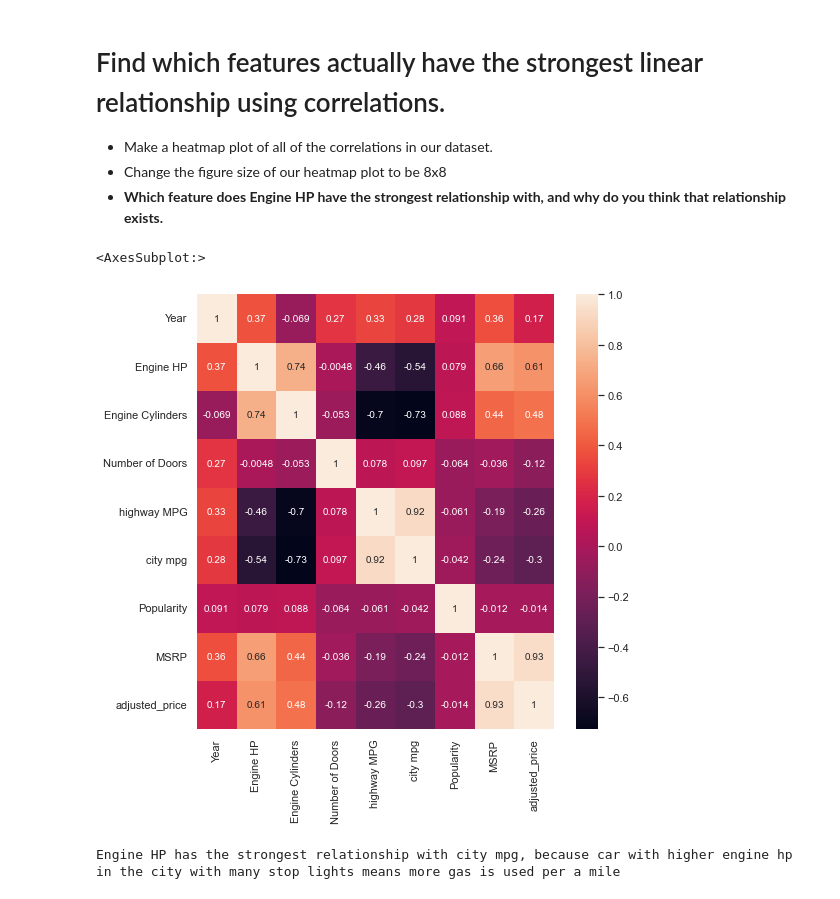
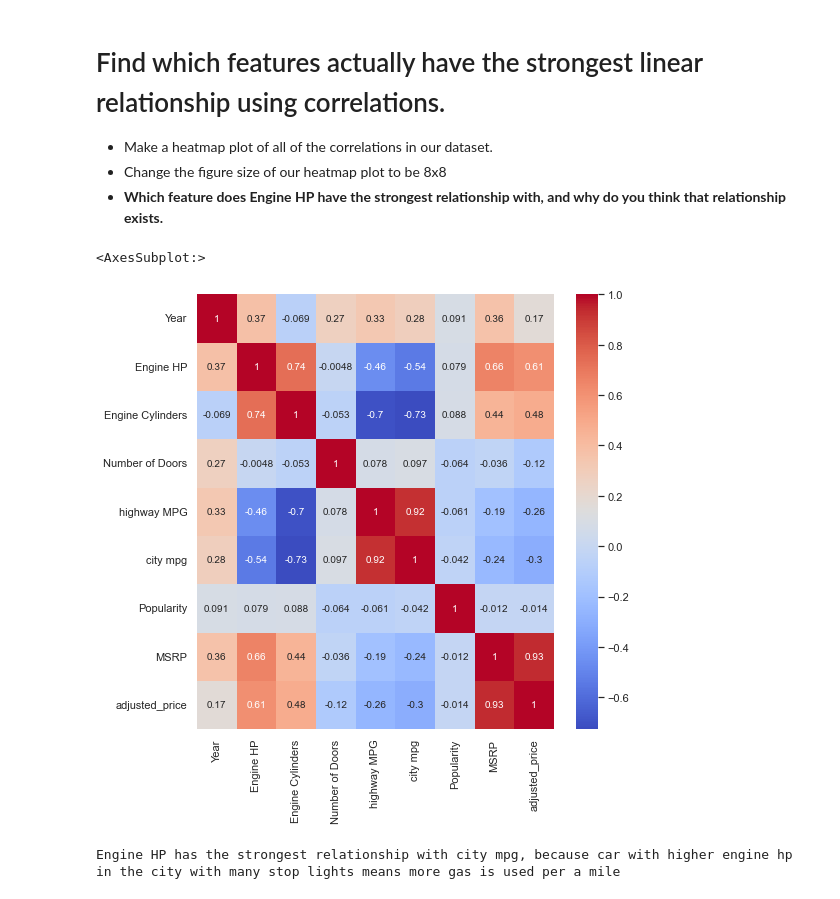
Before and after one commit to Rustamova00/2022-fall-data-science, a Jupyter notebook: Week-02-EDA/Exercise-EDA.ipynb, the cells around one changed output. Cells and saved outputs as stored; diff of their text form; code cells hidden in the pictures.

```diff
--- a/Week-02-EDA/Exercise-EDA.ipynb
+++ b/Week-02-EDA/Exercise-EDA.ipynb
@@ -408,11 +389,11 @@ The highway MPG and city MPG
 # %%
 # * Make a heatmap plot of all of the correlations in our dataset.
 # * Change the figure size of our heatmap plot to be 8x8
 plt.figure(figsize = (8,8))
-sns.heatmap(df.corr(), annot=True)
+sns.heatmap(df.corr(), annot=True,cmap="coolwarm")
 # %% [output]
 <AxesSubplot:>
-[figure, old version]
+[figure, new version]
 # %%
 # Which feature does Engine HP have the strongest relationship with, and why do you think that relationship exists.
 
```
Also changed, not shown: parts of 5 cells of this notebook.
